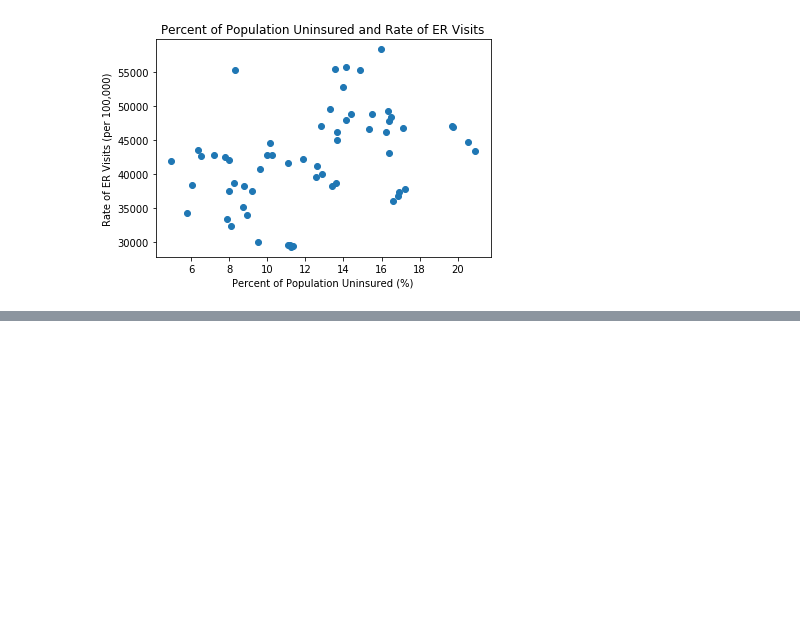
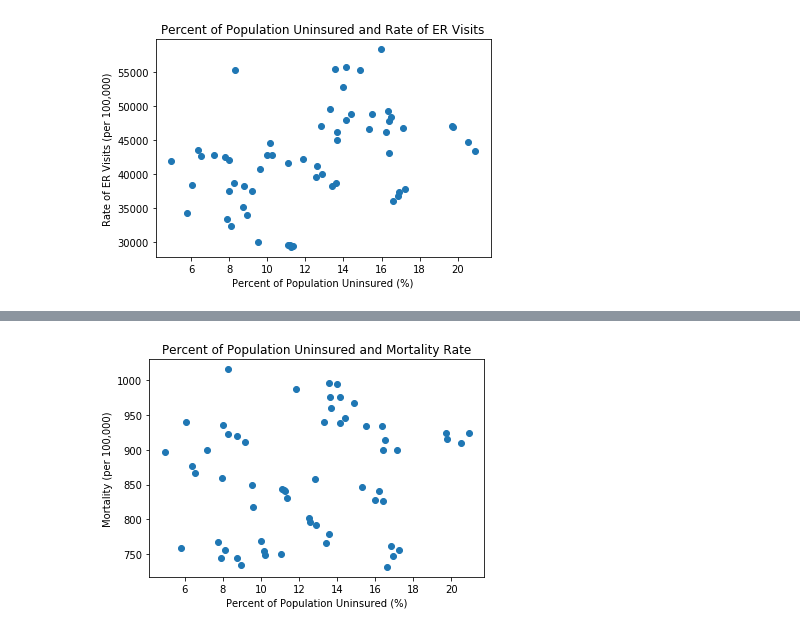
Before and after one commit to TJL30308/DREAM_Project, a Jupyter notebook: ER_Visits_Analysis.ipynb, the cells around one changed output, grey strips where cells are left out. Saved outputs shown, nothing was run; the diff lists cells and outputs as text; code cells hidden in the pictures; blank space fills up the shorter version.

```diff
--- a/ER_Visits_Analysis.ipynb
+++ b/ER_Visits_Analysis.ipynb
@@ -265,9 +262,3 @@ plt.scatter(x_values, y_values)
 plt.show()
 # %% [output]
 [figure]
-# %%
-x_values = insured_rate[[2010, 2011, 2012, 2013, 2014]]
-y_values = ER_visits_rate[[2010, 2011, 2012, 2013, 2014]]
-
-plt.scatter(x_values, y_values)
-plt.show()
@@ -275,0 +265,4 @@ plt.show()
+# %%
+mortality_rate = pd.read_csv('Resources/crudemortality.csv')
+mortality_rate = mortality_rate.set_index('STATE')
+mortality_rate.sort_values(by = '2010', ascending = False)
@@ -275,0 +284,11 @@ plt.show()
+# %%
+y_values = mortality_rate[['2010', '2011', '2012', '2013', '2014']]
+
+plt.title('Percent of Population Uninsured and Mortality Rate')
+plt.ylabel('Mortality (per 100,000)')
+plt.xlabel('Percent of Population Uninsured (%)')
+plt.scatter(x_values, y_values)
+
+plt.show()
+# %% [output]
+[figure, added]
```
Also changed, not shown: parts of 7 cells of this notebook, 1 other file.
